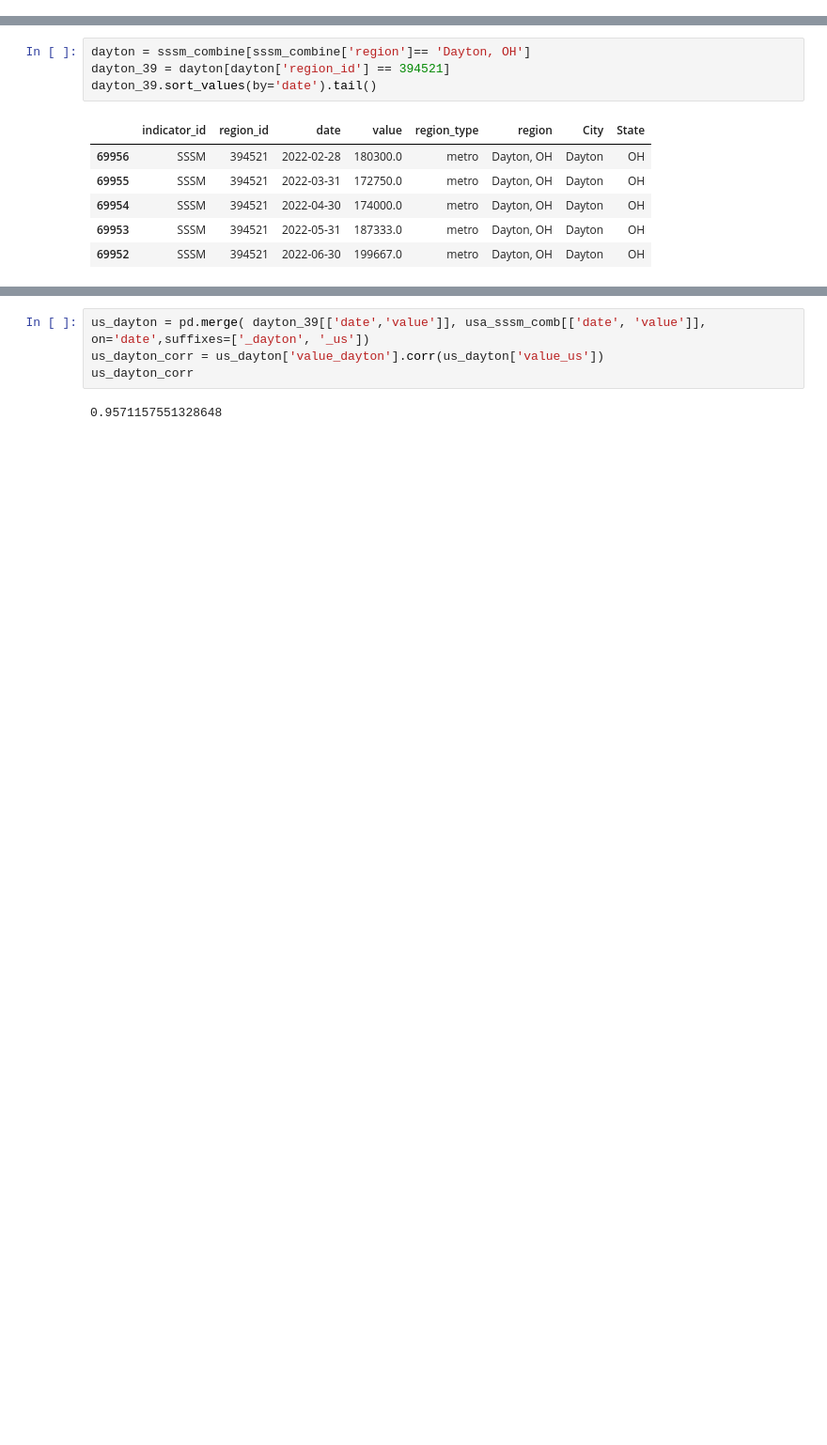
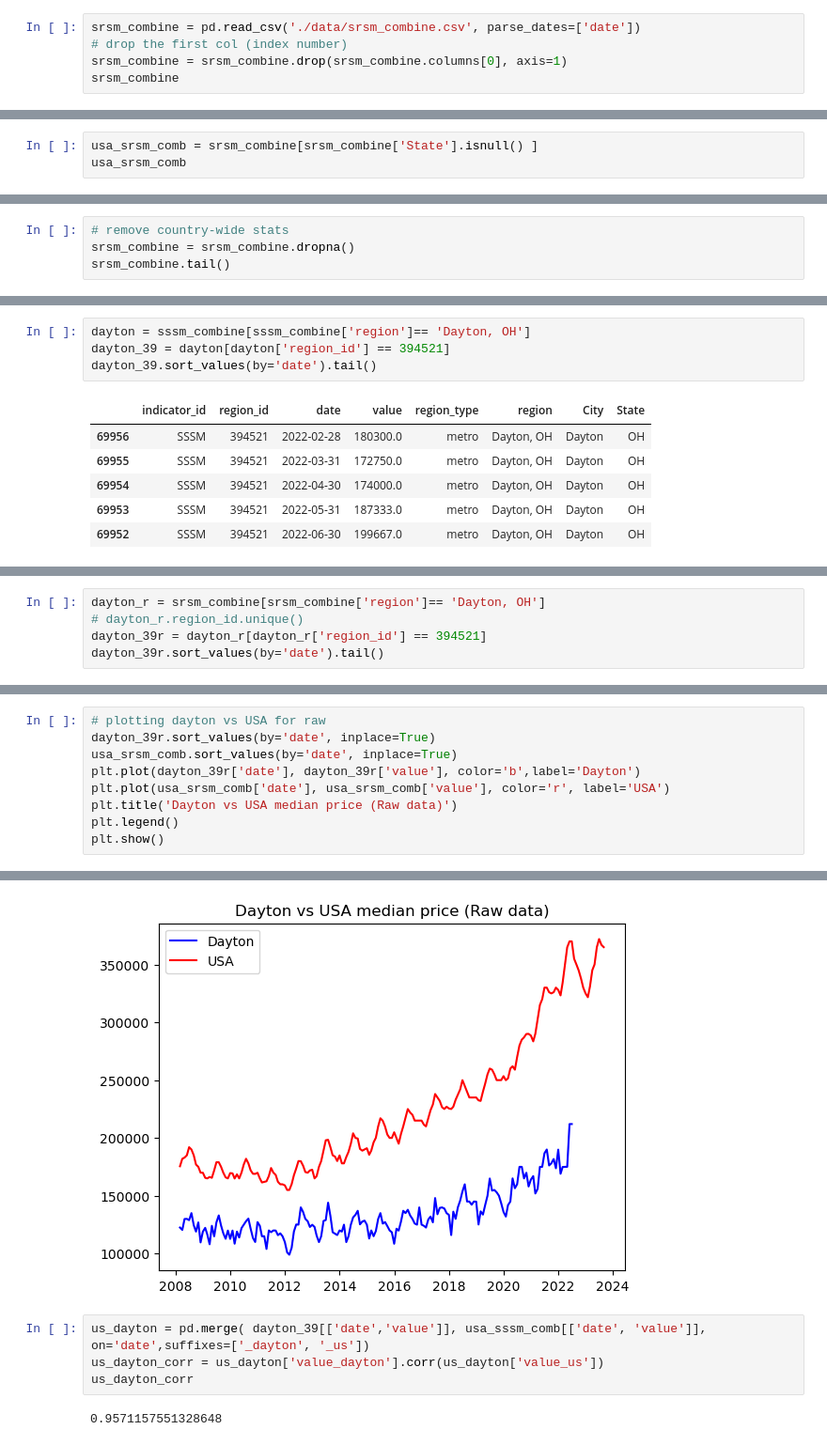
Before and after one commit to wdeen/project-real-estate-analysis, a Jupyter notebook: analysis_jun.ipynb, the cells around one changed output, grey strips where cells are left out. Shown at 94% size. Cells and saved outputs as stored; diff of their text form; blank space fills up the shorter version.

Commit message:
started using raw data, did comparison with smooth data

```diff
--- a/analysis_jun.ipynb
+++ b/analysis_jun.ipynb
@@ -474,3 +610,8 @@ sssm_combine
 | 90703 | SSSM | 102001 | 2008-03-31 | 189750.0 | metro | United States | United States | NaN |
 | 90704 | SSSM | 102001 | 2008-02-29 | 187500.0 | metro | United States | United States | NaN |
 90705 rows × 8 columns
+# %%
+srsm_combine = pd.read_csv('./data/srsm_combine.csv', parse_dates=['date'])
+# drop the first col (index number)
+srsm_combine = srsm_combine.drop(srsm_combine.columns[0], axis=1)
+srsm_combine
@@ -522,3 +699,6 @@ usa_sssm_comb
 | 90703 | SSSM | 102001 | 2008-03-31 | 189750.0 | metro | United States | United States | NaN |
 | 90704 | SSSM | 102001 | 2008-02-29 | 187500.0 | metro | United States | United States | NaN |
 186 rows × 8 columns
+# %%
+usa_srsm_comb = srsm_combine[srsm_combine['State'].isnull() ]
+usa_srsm_comb
@@ -540,3 +734,7 @@ sssm_combine
 | 90517 | SSSM | 394298 | 2022-08-31 | 326833.0 | metro | Aberdeen, WA | Aberdeen | WA |
 | 90518 | SSSM | 394298 | 2022-07-31 | 321833.0 | metro | Aberdeen, WA | Aberdeen | WA |
 90519 rows × 8 columns
+# %%
+# remove country-wide stats
+srsm_combine = srsm_combine.dropna()
+srsm_combine.tail()
@@ -578,0 +791,5 @@ usa_sssm_comb.tail()
+# %%
+dayton_r = srsm_combine[srsm_combine['region']== 'Dayton, OH']
+# dayton_r.region_id.unique()
+dayton_39r = dayton_r[dayton_r['region_id'] == 394521]
+dayton_39r.sort_values(by='date').tail()
@@ -595,3 +819,13 @@ A value is trying to be set on a copy of a slice from a DataFrame
 See the caveats in the documentation: https://pandas.pydata.org/pandas-docs/stable/user_guide/indexing.html#returning-a-view-versus-a-copy
   usa_sssm_comb.sort_values(by='date', inplace=True)
 [figure]
+# %%
+# plotting dayton vs USA for raw
+dayton_39r.sort_values(by='date', inplace=True)
+usa_srsm_comb.sort_values(by='date', inplace=True)
+plt.plot(dayton_39r['date'], dayton_39r['value'], color='b',label='Dayton')
+plt.plot(usa_srsm_comb['date'], usa_srsm_comb['value'], color='r', label='USA')
+plt.title('Dayton vs USA median price (Raw data)')
+plt.legend()
+plt.show()
+# %% [output]
@@ -598,3 +840,4 @@ See the caveats in the documentation: https://pandas.pydata.org/pandas-docs/stab
+[figure, added]
 # %%
 us_dayton = pd.merge( dayton_39[['date','value']], usa_sssm_comb[['date', 'value']], on='date',suffixes=['_dayton', '_us'])
 us_dayton_corr = us_dayton['value_dayton'].corr(us_dayton['value_us'])
```
Also changed, not shown: parts of 65 cells of this notebook.
